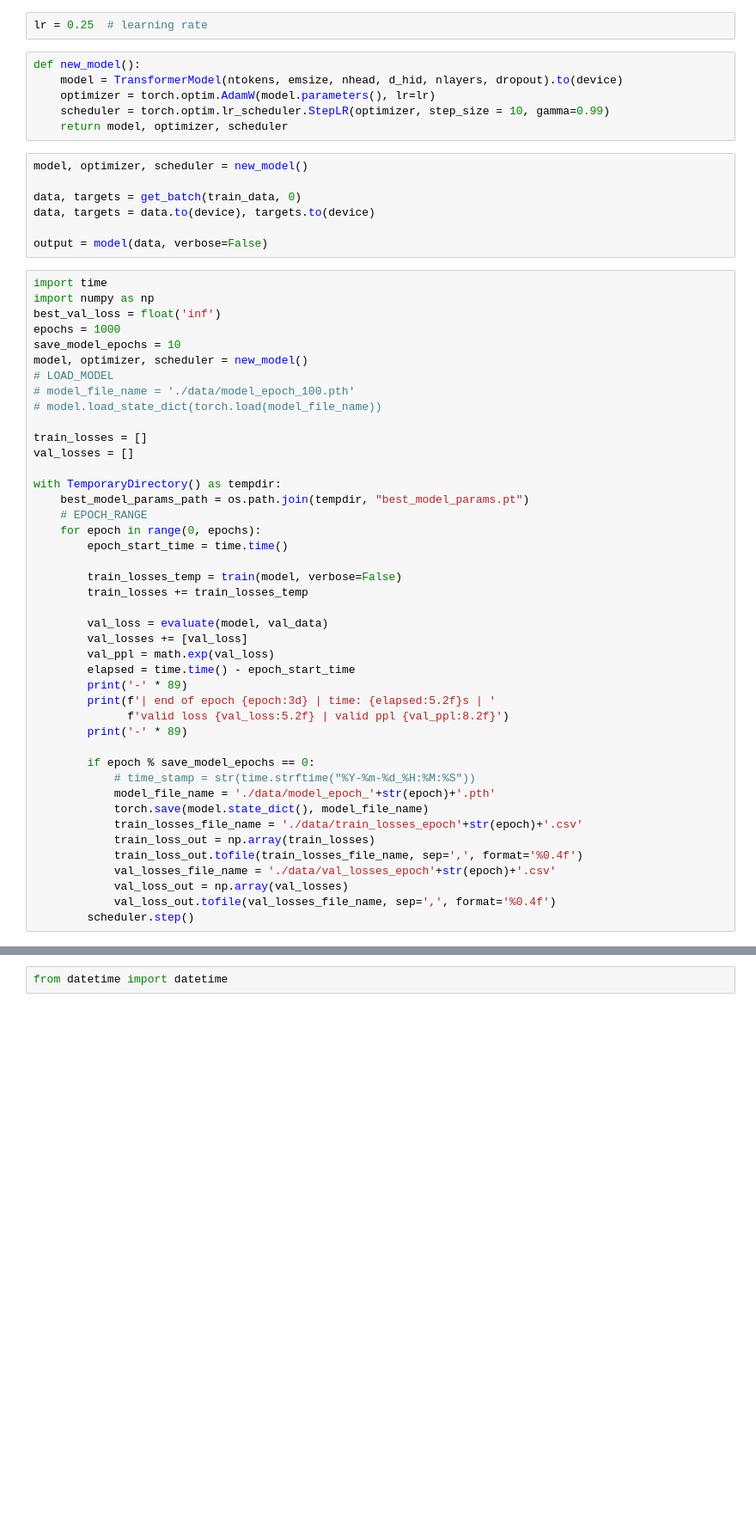
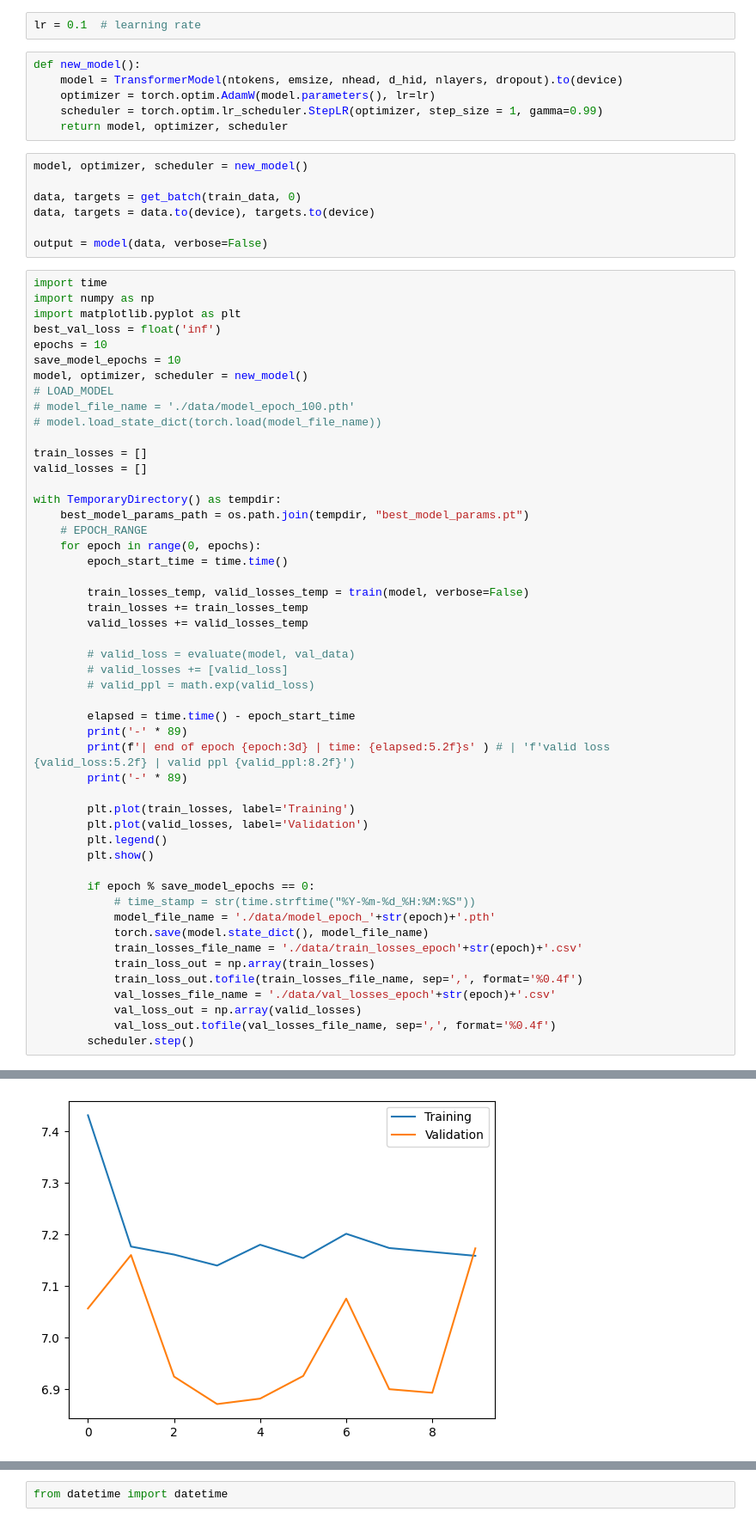
Before and after one commit to BlayvasD/SemanticGeometry, a Jupyter notebook: SemGemB_train.ipynb, the cells around one changed output, grey strips where cells are left out. Shown at 86% size. Drawn from its saved outputs; the diff is of its cells as text; blank space fills up the shorter version.

Commit message:
Executed SemGem_train on 10 epochs

```diff
--- a/SemGemB_train.ipynb
+++ b/SemGemB_train.ipynb
@@ -274,12 +281,12 @@ nlayers = 2  # number of ``nn.TransformerEncoderLayer`` in ``nn.TransformerEncod
 nhead = 2  # number of heads in ``nn.MultiheadAttention``
 dropout = 0.2  # dropout probability
 # %%
-lr = 0.25  # learning rate
+lr = 0.1  # learning rate
 # %%
 def new_model():
     model = TransformerModel(ntokens, emsize, nhead, d_hid, nlayers, dropout).to(device)
     optimizer = torch.optim.AdamW(model.parameters(), lr=lr)
-    scheduler = torch.optim.lr_scheduler.StepLR(optimizer, step_size = 10, gamma=0.99)
+    scheduler = torch.optim.lr_scheduler.StepLR(optimizer, step_size = 1, gamma=0.99)
     return model, optimizer, scheduler
 # %%
 model, optimizer, scheduler = new_model()
@@ -291,8 +298,9 @@ output = model(data, verbose=False)
 # %%
 import time
 import numpy as np
+import matplotlib.pyplot as plt
 best_val_loss = float('inf')
-epochs = 1000
+epochs = 10
 save_model_epochs = 10
 model, optimizer, scheduler = new_model()
 # LOAD_MODEL
@@ -300,7 +308,7 @@ model, optimizer, scheduler = new_model()
 # model.load_state_dict(torch.load(model_file_name))
 
 train_losses = []
-val_losses = []
+valid_losses = []
 
 with TemporaryDirectory() as tempdir:
     best_model_params_path = os.path.join(tempdir, "best_model_params.pt")
@@ -308,17 +316,23 @@ with TemporaryDirectory() as tempdir:
     for epoch in range(0, epochs):
         epoch_start_time = time.time()
 
-        train_losses_temp = train(model, verbose=False)
+        train_losses_temp, valid_losses_temp = train(model, verbose=False)
         train_losses += train_losses_temp
+        valid_losses += valid_losses_temp
 
-        val_loss = evaluate(model, val_data)
-        val_losses += [val_loss]
-        val_ppl = math.exp(val_loss)
+        # valid_loss = evaluate(model, val_data)
+        # valid_losses += [valid_loss]
+        # valid_ppl = math.exp(valid_loss)
+
         elapsed = time.time() - epoch_start_time
         print('-' * 89)
-        print(f'| end of epoch {epoch:3d} | time: {elapsed:5.2f}s | '
-              f'valid loss {val_loss:5.2f} | valid ppl {val_ppl:8.2f}')
+        print(f'| end of epoch {epoch:3d} | time: {elapsed:5.2f}s' ) # | 'f'valid loss {valid_loss:5.2f} | valid ppl {valid_ppl:8.2f}')
         print('-' * 89)
+
+        plt.plot(train_losses, label='Training')
+        plt.plot(valid_losses, label='Validation')
+        plt.legend()
+        plt.show()
 
         if epoch % save_model_epochs == 0:
             # time_stamp = str(time.strftime("%Y-%m-%d_%H:%M:%S"))
@@ -328,7 +342,7 @@ with TemporaryDirectory() as tempdir:
             train_loss_out = np.array(train_losses)
             train_loss_out.tofile(train_losses_file_name, sep=',', format='%0.4f')
             val_losses_file_name = './data/val_losses_epoch'+str(epoch)+'.csv'
-            val_loss_out = np.array(val_losses)
+            val_loss_out = np.array(valid_losses)
             val_loss_out.tofile(val_losses_file_name, sep=',', format='%0.4f')
         scheduler.step()
 # %% [output]
@@ -351,0 +363 @@ batch size =  2048 ; number of batches =  1000
+[figure, added]
```
Also changed, not shown: parts of 13 cells of this notebook.
